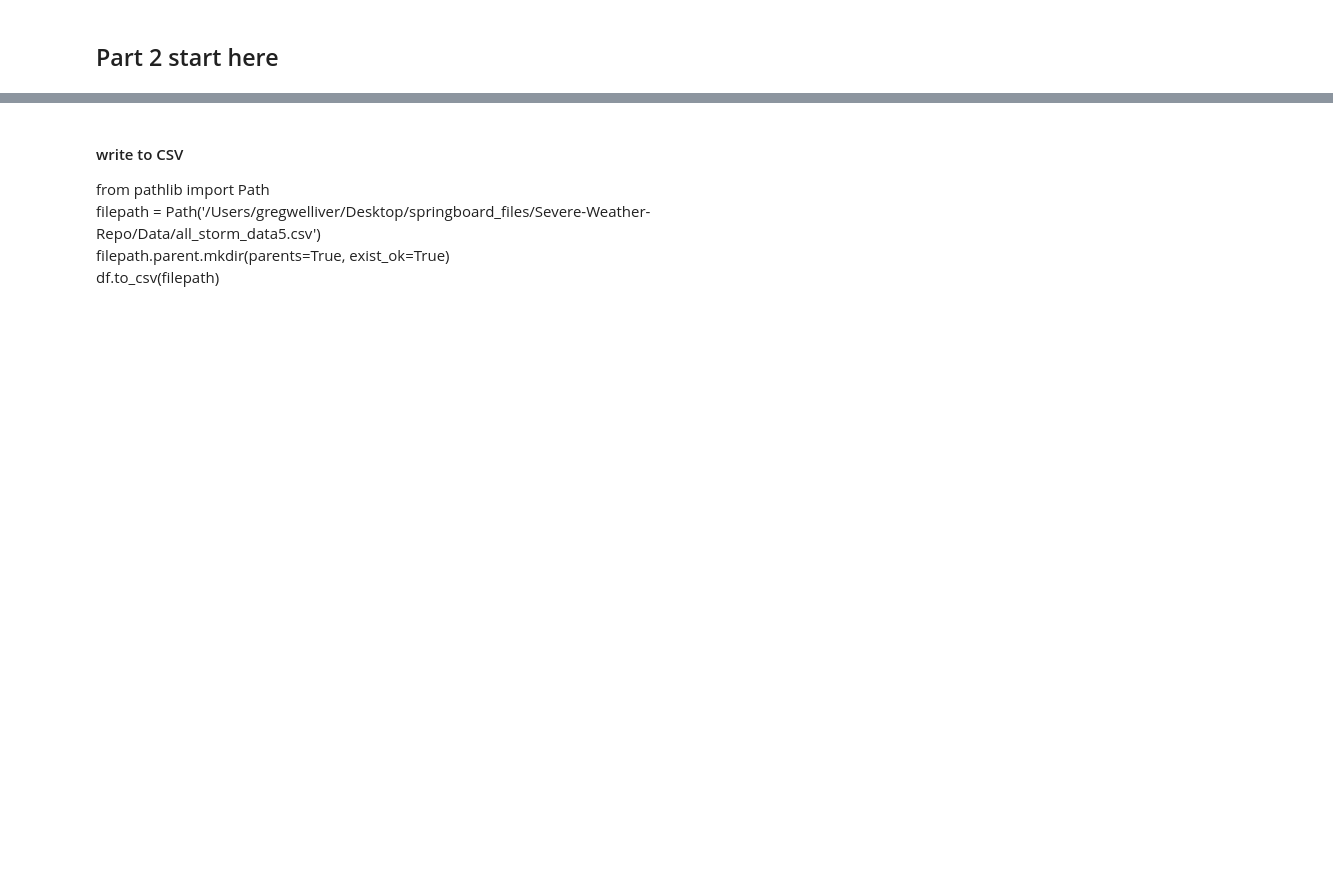
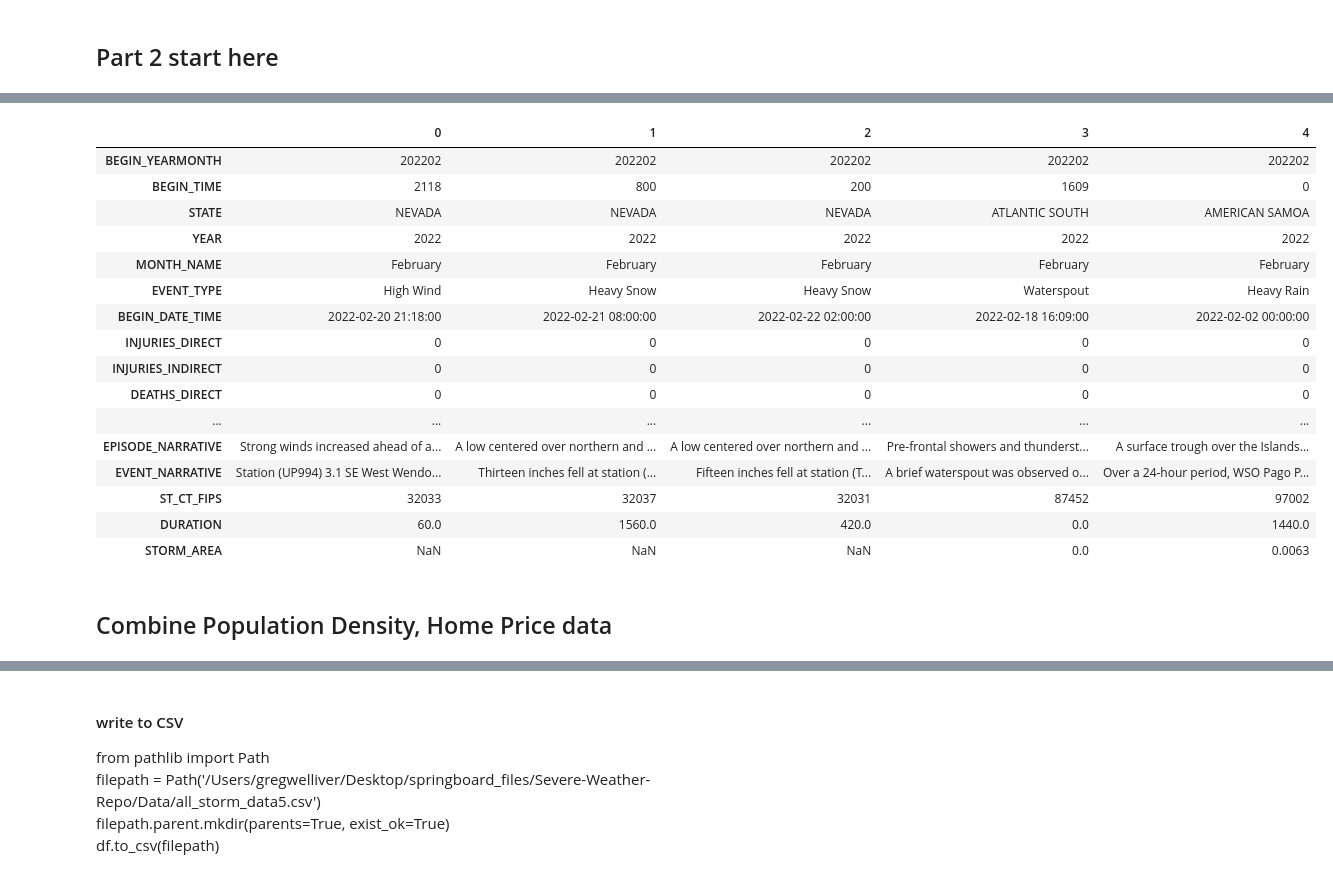
Before and after one commit to topgreg/Severe-Weather-Repo, a Jupyter notebook: Notebooks/SWC - Data Collection & Wrangling.ipynb, the cells around one changed output, grey strips where cells are left out. Saved outputs shown, nothing was run; the diff lists cells and outputs as text; code cells hidden in the pictures; blank space fills up the shorter version.

```diff
--- a/Notebooks/SWC - Data Collection & Wrangling.ipynb
+++ b/Notebooks/SWC - Data Collection & Wrangling.ipynb
@@ -211,7 +237,4 @@ df.head().T
-# %%
-df['BEGIN_LAT'] = df['BEGIN_LAT'].replace("NA", "")
-# %%
-df['BEGIN_LAT'] = df['BEGIN_LAT'].astype(float)
-# df['BEGIN_LON'] = df['BEGIN_LON'].astype(float)
-# df['END_LAT'] = df['END_LAT'].astype(float)
-# df['END_LON'] = df['END_LON'].astype(float)
+# %%
+df['ST_CT_FIPS'] = df['ST_CT_FIPS'].astype(str)
+df['ST_CT_FIPS'] = df['ST_CT_FIPS'].str.zfill(5)
+df.ST_CT_FIPS
@@ -217,0 +264,22 @@ df['BEGIN_LAT'] = df['BEGIN_LAT'].astype(float)
+# %%
+df.head().T
+# %% [output]
+|  | 0 | 1 | 2 | 3 | 4 |
+| BEGIN_YEARMONTH | 202202 | 202202 | 202202 | 202202 | 202202 |
+| BEGIN_TIME | 2118 | 800 | 200 | 1609 | 0 |
+| STATE | NEVADA | NEVADA | NEVADA | ATLANTIC SOUTH | AMERICAN SAMOA |
+| YEAR | 2022 | 2022 | 2022 | 2022 | 2022 |
+| MONTH_NAME | February | February | February | February | February |
+| EVENT_TYPE | High Wind | Heavy Snow | Heavy Snow | Waterspout | Heavy Rain |
+| BEGIN_DATE_TIME | 2022-02-20 21:18:00 | 2022-02-21 08:00:00 | 2022-02-22 02:00:00 | 2022-02-18 16:09:00 | 2022-02-02 00:00:00 |
+| INJURIES_DIRECT | 0 | 0 | 0 | 0 | 0 |
+| INJURIES_INDIRECT | 0 | 0 | 0 | 0 | 0 |
+| DEATHS_DIRECT | 0 | 0 | 0 | 0 | 0 |
+| ... | ... | ... | ... | ... | ... |
+| EPISODE_NARRATIVE | Strong winds increased ahead of a... | A low centered over northern and ... | A low centered over northern and ... | Pre-frontal showers and thunderst... | A surface trough over the Islands... |
+| EVENT_NARRATIVE | Station (UP994) 3.1 SE West Wendo... | Thirteen inches fell at station (... | Fifteen inches fell at station (T... | A brief waterspout was observed o... | Over a 24-hour period, WSO Pago P... |
+| ST_CT_FIPS | 32033 | 32037 | 32031 | 87452 | 97002 |
+| DURATION | 60.0 | 1560.0 | 420.0 | 0.0 | 1440.0 |
+| STORM_AREA | NaN | NaN | NaN | 0.0 | 0.0063 |
+# %% [markdown]
+## Combine Population Density, Home Price data
```
Also changed, not shown: parts of 73 cells of this notebook.
